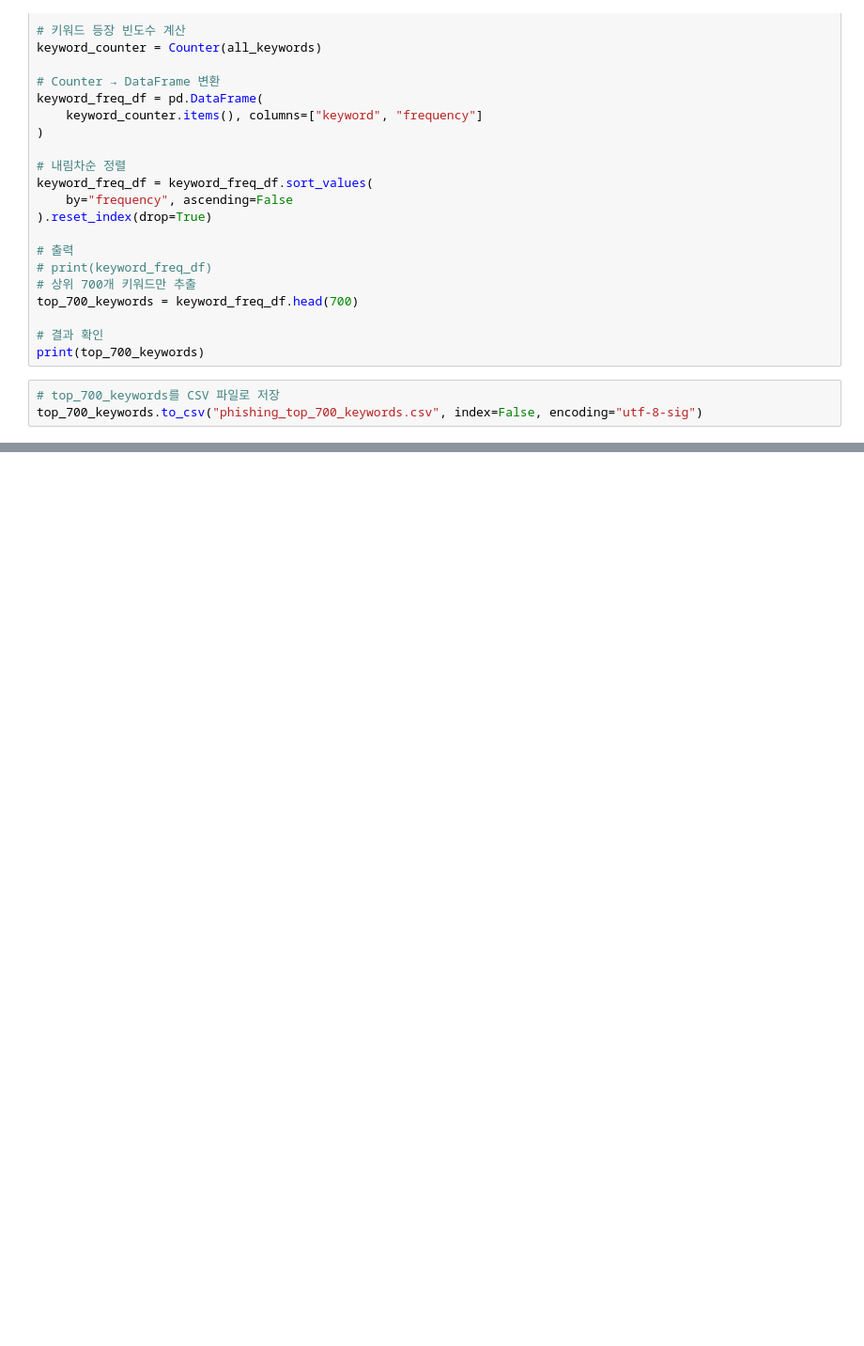
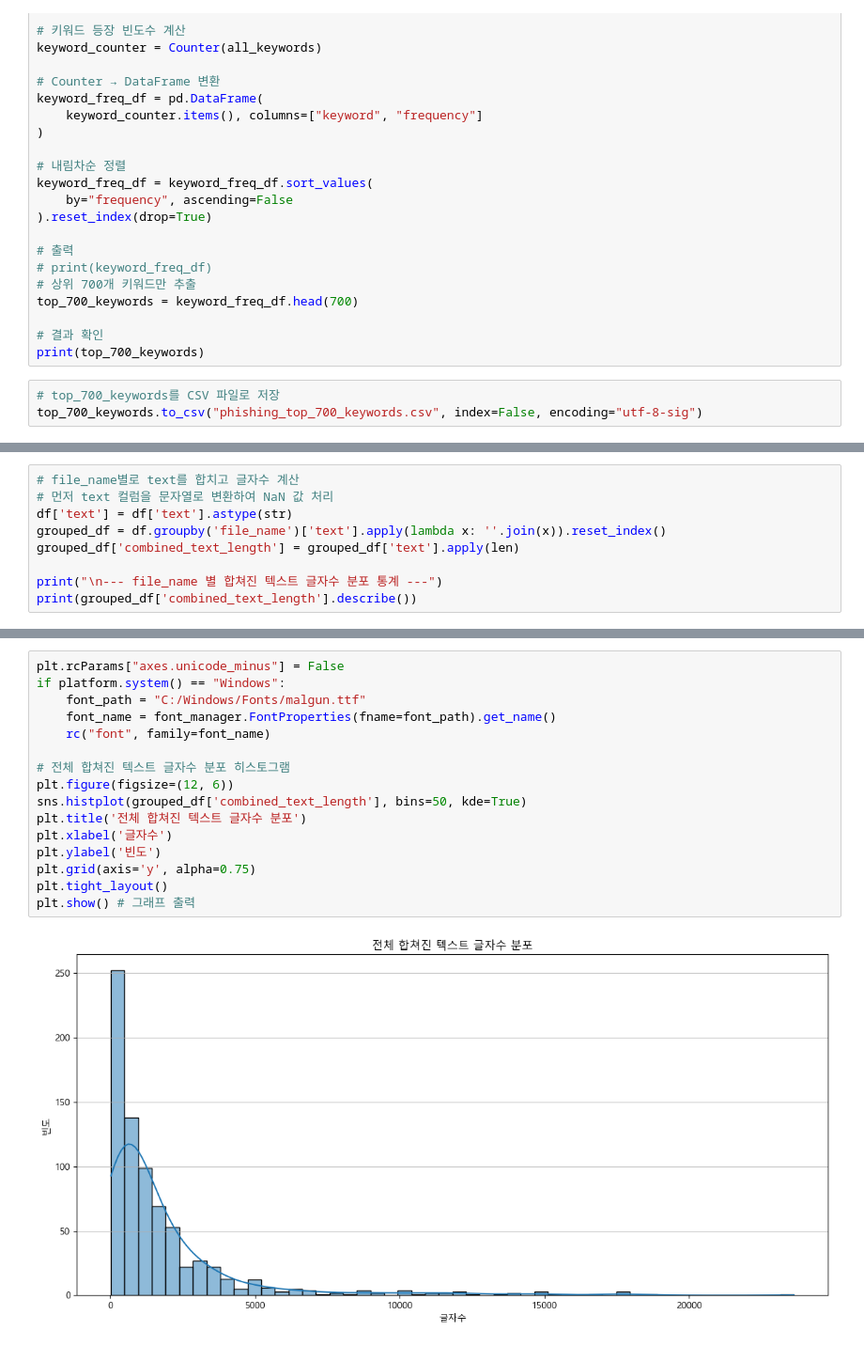
Before and after one commit to kwj903/woogawooga_project, a Jupyter notebook: dataset_create/Woojae/phishig_data_analysis.ipynb, the cells around one changed output, grey strips where cells are left out. Shown at 94% size. Cells and saved outputs as stored; diff of their text form; blank space fills up the shorter version.

```diff
--- a/dataset_create/Woojae/phishig_data_analysis.ipynb
+++ b/dataset_create/Woojae/phishig_data_analysis.ipynb
@@ -187,0 +223,9 @@ top_700_keywords.to_csv("phishing_top_700_keywords.csv", index=False, encoding="
+# %%
+# file_name별로 text를 합치고 글자수 계산
+# 먼저 text 컬럼을 문자열로 변환하여 NaN 값 처리
+df['text'] = df['text'].astype(str)
+grouped_df = df.groupby('file_name')['text'].apply(lambda x: ''.join(x)).reset_index()
+grouped_df['combined_text_length'] = grouped_df['text'].apply(len)
+
+print("\n--- file_name 별 합쳐진 텍스트 글자수 분포 통계 ---")
+print(grouped_df['combined_text_length'].describe())
@@ -187,0 +252,18 @@ top_700_keywords.to_csv("phishing_top_700_keywords.csv", index=False, encoding="
+# %%
+plt.rcParams["axes.unicode_minus"] = False
+if platform.system() == "Windows":
+    font_path = "C:/Windows/Fonts/malgun.ttf"
+    font_name = font_manager.FontProperties(fname=font_path).get_name()
+    rc("font", family=font_name)
+
+# 전체 합쳐진 텍스트 글자수 분포 히스토그램
+plt.figure(figsize=(12, 6))
+sns.histplot(grouped_df['combined_text_length'], bins=50, kde=True)
+plt.title('전체 합쳐진 텍스트 글자수 분포')
+plt.xlabel('글자수')
+plt.ylabel('빈도')
+plt.grid(axis='y', alpha=0.75)
+plt.tight_layout()
+plt.show() # 그래프 출력
+# %% [output]
+[figure, added]
```
Also changed, not shown: parts of 9 cells of this notebook, 1 other file.
